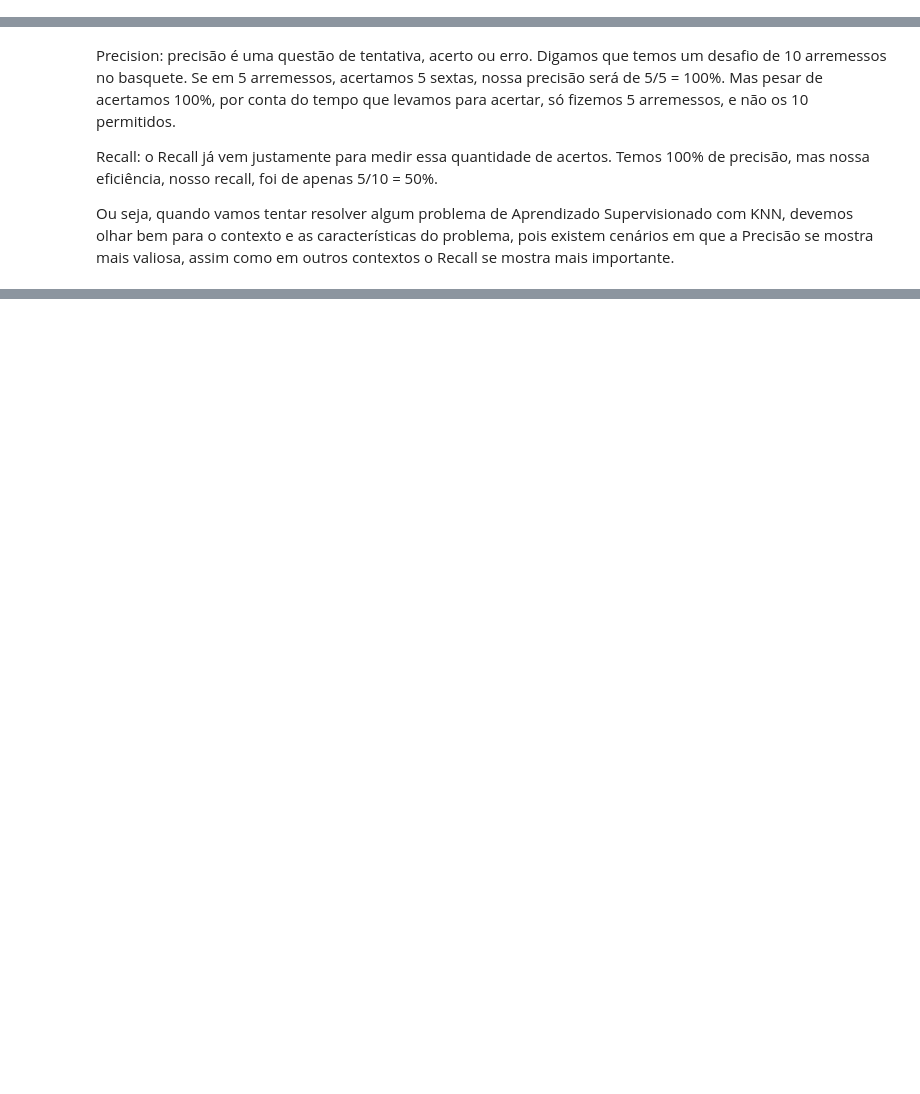
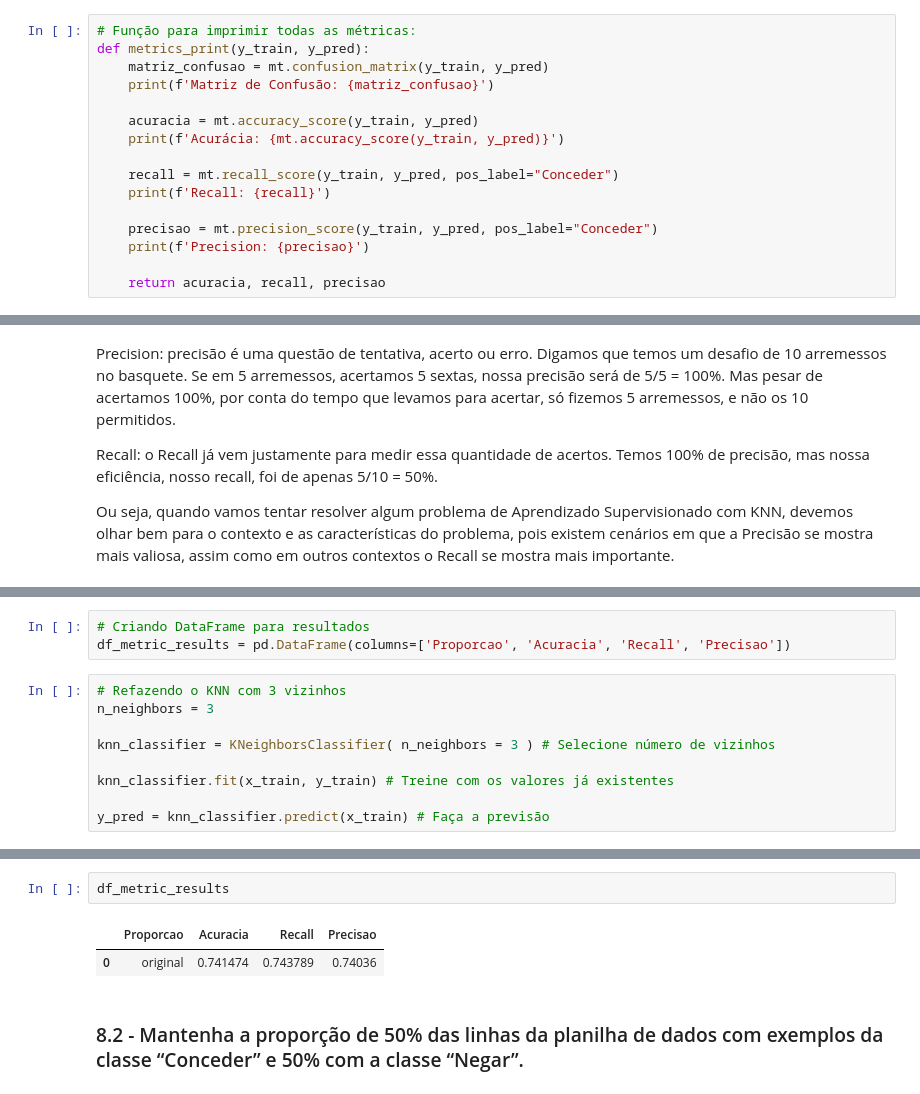
Before and after one commit to LuiMagno/Machine_Learning_CDS, a Jupyter notebook: notebooks/Exercicios_KNN.ipynb, the cells around one changed output, grey strips where cells are left out. Saved outputs shown, nothing was run; the diff lists cells and outputs as text; blank space fills up the shorter version.

```diff
--- a/notebooks/Exercicios_KNN.ipynb
+++ b/notebooks/Exercicios_KNN.ipynb
@@ -32 +36,17 @@ df.head(100)
+# %%
+# Função para imprimir todas as métricas:
+def metrics_print(y_train, y_pred):
+    matriz_confusao = mt.confusion_matrix(y_train, y_pred)
+    print(f'Matriz de Confusão: {matriz_confusao}')
+
+    acuracia = mt.accuracy_score(y_train, y_pred)
+    print(f'Acurácia: {mt.accuracy_score(y_train, y_pred)}')
+
+    recall = mt.recall_score(y_train, y_pred, pos_label="Conceder")
+    print(f'Recall: {recall}')
+
+    precisao = mt.precision_score(y_train, y_pred, pos_label="Conceder")
+    print(f'Precision: {precisao}')
+
+    return acuracia, recall, precisao
 # %% [markdown]
@@ -335,0 +410,12 @@ Ou seja, quando vamos tentar resolver algum problema de Aprendizado Supervisiona
+# %%
+# Criando DataFrame para resultados
+df_metric_results = pd.DataFrame(columns=['Proporcao', 'Acuracia', 'Recall', 'Precisao'])
+# %%
+# Refazendo o KNN com 3 vizinhos
+n_neighbors = 3
+
+knn_classifier = KNeighborsClassifier( n_neighbors = 3 ) # Selecione número de vizinhos
+
+knn_classifier.fit(x_train, y_train) # Treine com os valores já existentes
+
+y_pred = knn_classifier.predict(x_train) # Faça a previsão
@@ -335,0 +435,7 @@ Ou seja, quando vamos tentar resolver algum problema de Aprendizado Supervisiona
+# %%
+df_metric_results
+# %% [output]
+|  | Proporcao | Acuracia | Recall | Precisao |
+| 0 | original | 0.741474 | 0.743789 | 0.74036 |
+# %% [markdown]
+### 8.2 - Mantenha a proporção de 50% das linhas da planilha de dados com exemplos da classe “Conceder” e 50% com a classe “Negar”.
```
Also changed, not shown: parts of 68 cells of this notebook.
